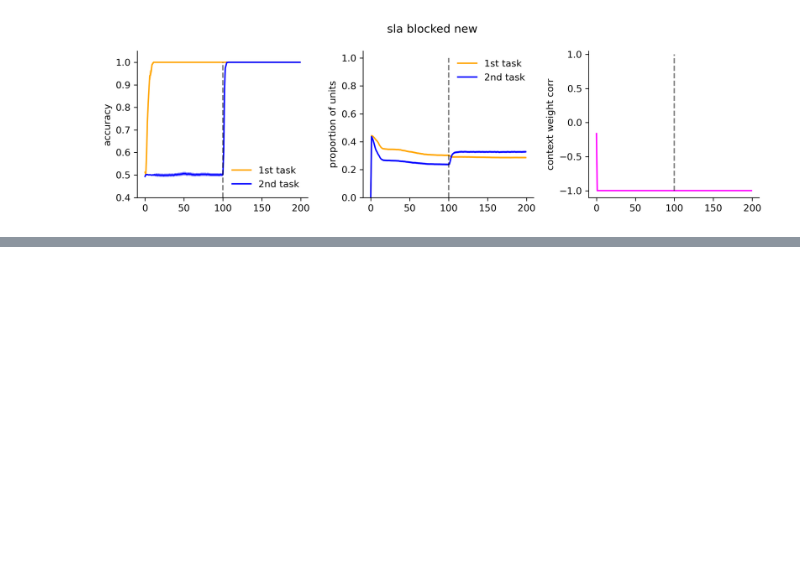
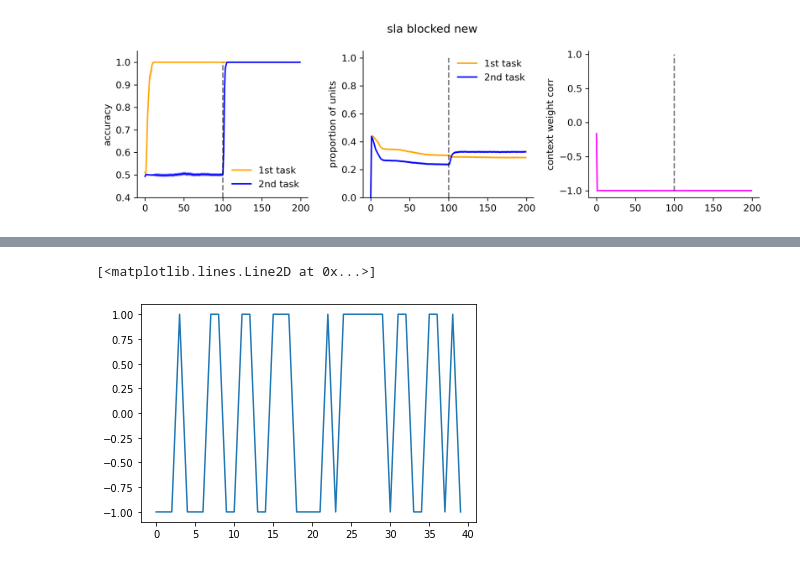
Before and after one commit to summerfieldlab/Flesch_Nagy_etal_HebbCL, a Jupyter notebook: scratchpad.ipynb, the cells around one changed output, grey strips where cells are left out. Cells and saved outputs as stored; diff of their text form; code cells hidden in the pictures; blank space fills up the shorter version.

```diff
--- a/scratchpad.ipynb
+++ b/scratchpad.ipynb
@@ -109,0 +120,6 @@ for i,m in enumerate(models):
+# %%
+data_int = np.random.permutation(np.vstack((np.ones((20,1)),-np.ones((20,1))))[:,0])
+plt.plot(data_int)
+# %% [output]
+[<matplotlib.lines.Line2D at 0x...>]
+[figure, added]
```
Also changed, not shown: parts of 4 cells of this notebook, 2 other files.
